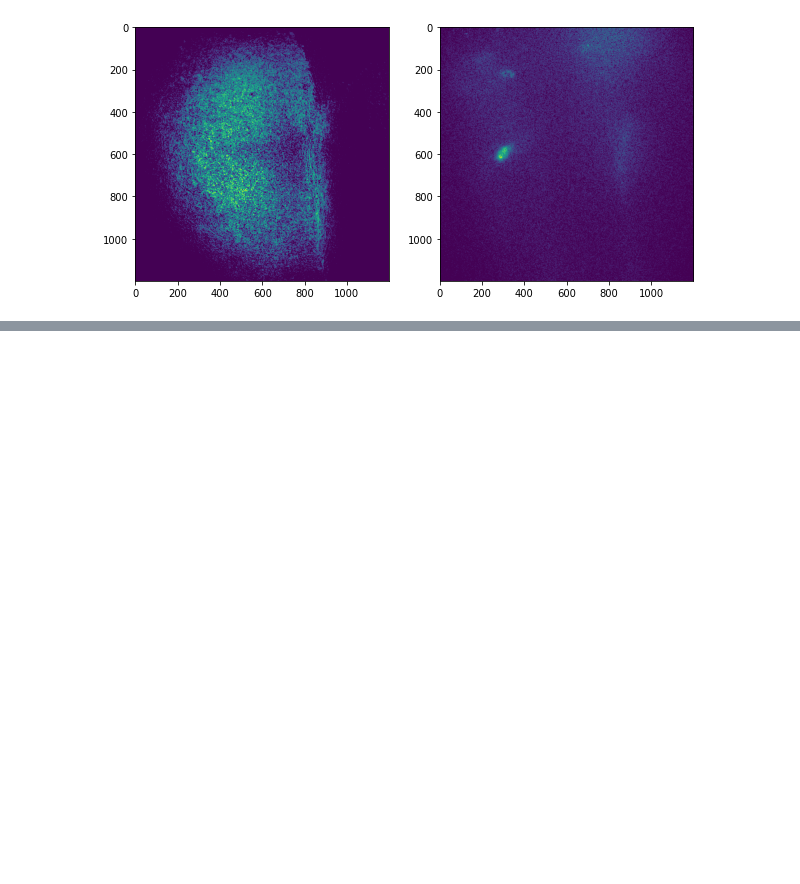
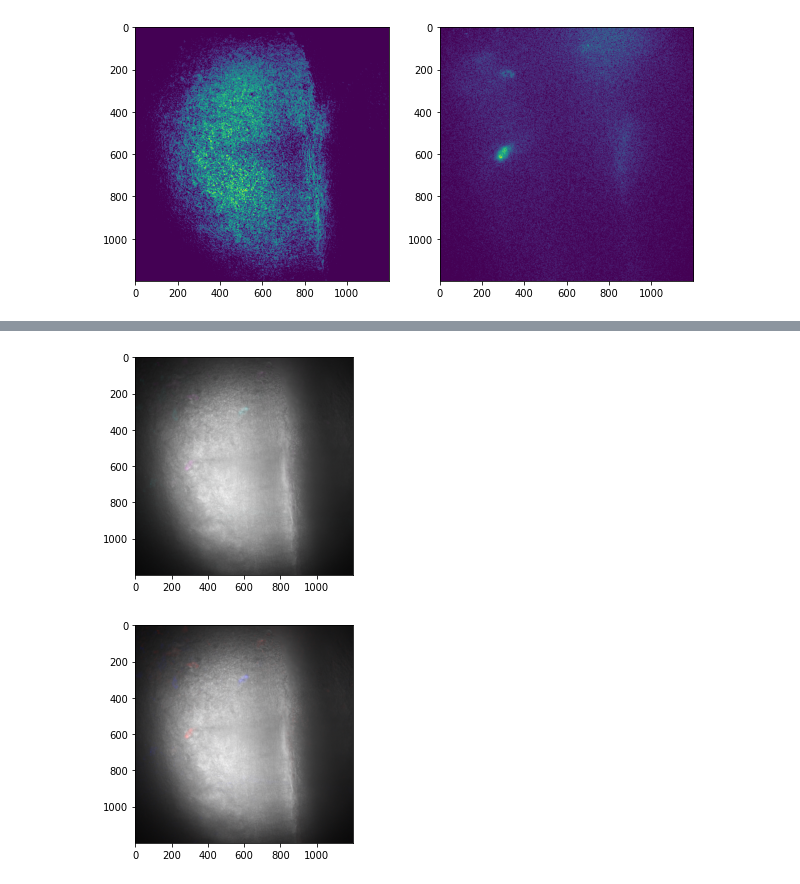
Before and after one commit to dtabuena/Images, a Jupyter notebook: PlayWithImages.ipynb, the cells around one changed output, grey strips where cells are left out. Cells and saved outputs as stored; diff of their text form; code cells hidden in the pictures; blank space fills up the shorter version.

```diff
--- a/PlayWithImages.ipynb
+++ b/PlayWithImages.ipynb
@@ -71,0 +103,30 @@ Merge (1200, 1200, 3)
+# %%
+MergeMYC = np.zeros_like(Merge)
+
+
+Merge_R = Merge[:,:,0]
+Merge_G = Merge[:,:,1]
+Merge_B = Merge[:,:,2]
+
+MergeMYC_R = np.zeros_like(Merge)
+MergeMYC_R[:,:,0] = Merge_R
+MergeMYC_R[:,:,2] = Merge_R
+
+MergeMYC_G = np.zeros_like(Merge)
+MergeMYC_G[:,:,0] = Merge_G
+MergeMYC_G[:,:,1] = Merge_G
+
+MergeMYC_B = np.zeros_like(Merge)
+MergeMYC_B[:,:,1] = Merge_B
+MergeMYC_B[:,:,2] = Merge_B
+
+
+MergeMYC = MergeMYC_R+MergeMYC_G+MergeMYC_B
+MergeMYC = MergeMYC/np.max(MergeMYC)
+plt.imshow(MergeMYC)
+plt.show()
+plt.imshow(Merge)
+plt.show()
+# %% [output]
+[figure, added]
+[figure, added]
```
Also changed, not shown: parts of 4 cells of this notebook.
